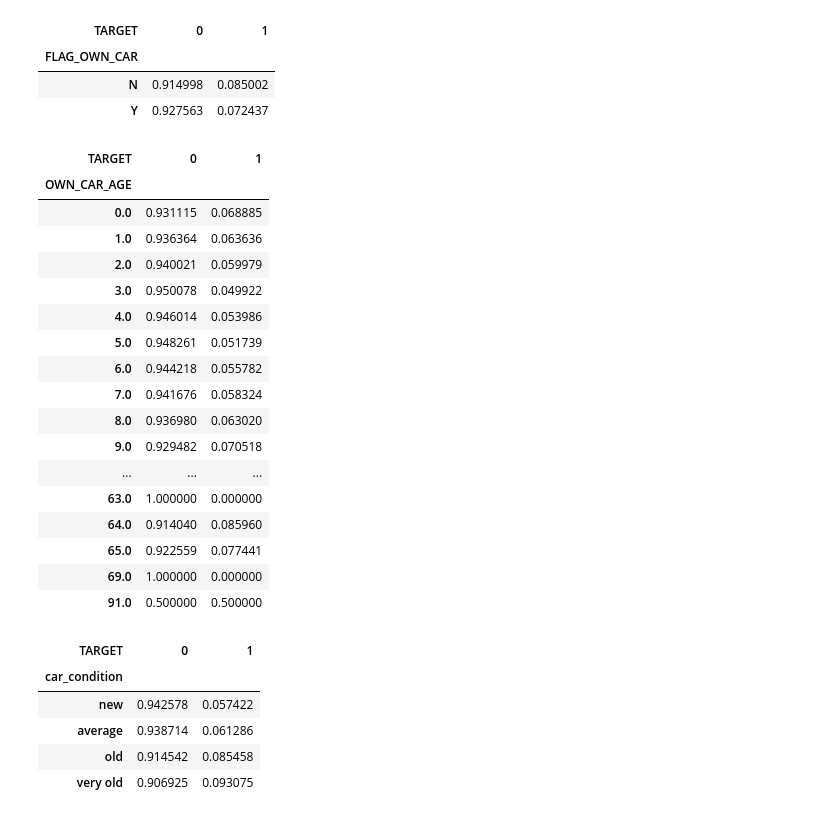
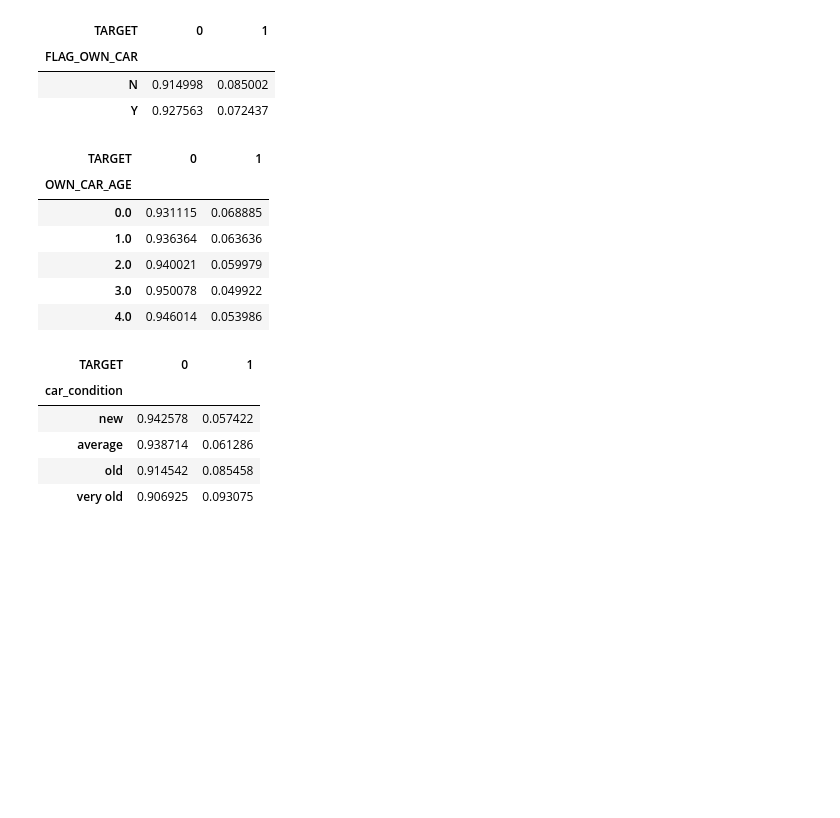
Before and after one commit to gukun770/Home-Credit, a Jupyter notebook: Home Credit Default Risk-Part 2.ipynb, the cells around one changed output. Drawn from its saved outputs; the diff is of its cells as text; code cells hidden in the pictures; blank space fills up the shorter version.

```diff
--- a/Home Credit Default Risk-Part 2.ipynb
+++ b/Home Credit Default Risk-Part 2.ipynb
@@ -250,3 +190,0 @@ col_name("DAYS_BIRTH")
-# %%
-application_train["DAYS_BIRTH"] = application_train["DAYS_BIRTH"]/-365
-plot_data("DAYS_BIRTH", application_train)
@@ -774,26 +409,15 @@ pd.crosstab(application_train.FLAG_OWN_CAR, application_train.TARGET).apply(lamb
 | Y | 0.927563 | 0.072437 |
 # %%
 pd.crosstab(application_train.OWN_CAR_AGE,
-            application_train.TARGET).apply(lambda r:r/r.sum(),axis=1)
+            application_train.TARGET).apply(lambda r:r/r.sum(),axis=1).head()
 # %% [output]
 | TARGET | 0 | 1 |
 | OWN_CAR_AGE |  |  |
 | 0.0 | 0.931115 | 0.068885 |
 | 1.0 | 0.936364 | 0.063636 |
 | 2.0 | 0.940021 | 0.059979 |
 | 3.0 | 0.950078 | 0.049922 |
 | 4.0 | 0.946014 | 0.053986 |
-| 5.0 | 0.948261 | 0.051739 |
-| 6.0 | 0.944218 | 0.055782 |
-| 7.0 | 0.941676 | 0.058324 |
-| 8.0 | 0.936980 | 0.063020 |
-| 9.0 | 0.929482 | 0.070518 |
-| ... | ... | ... |
-| 63.0 | 1.000000 | 0.000000 |
-| 64.0 | 0.914040 | 0.085960 |
-| 65.0 | 0.922559 | 0.077441 |
-| 69.0 | 1.000000 | 0.000000 |
-| 91.0 | 0.500000 | 0.500000 |
 # %%
 temp['car_condition']= pd.cut(application_train.OWN_CAR_AGE,
                               bins=[0,3,10,20,100], labels=['new','average','old','very old'])
```
Also changed, not shown: parts of 126 cells of this notebook.
